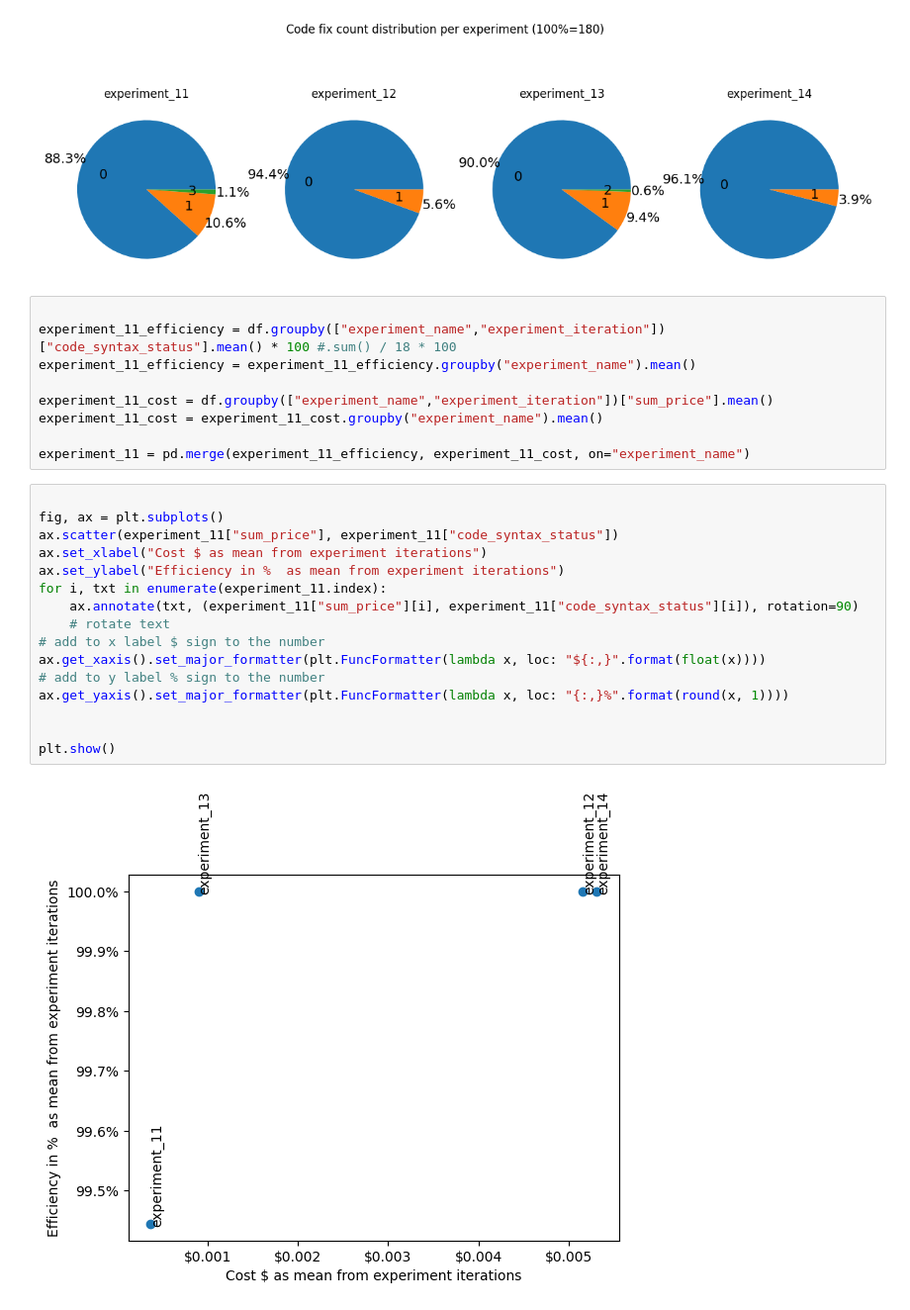
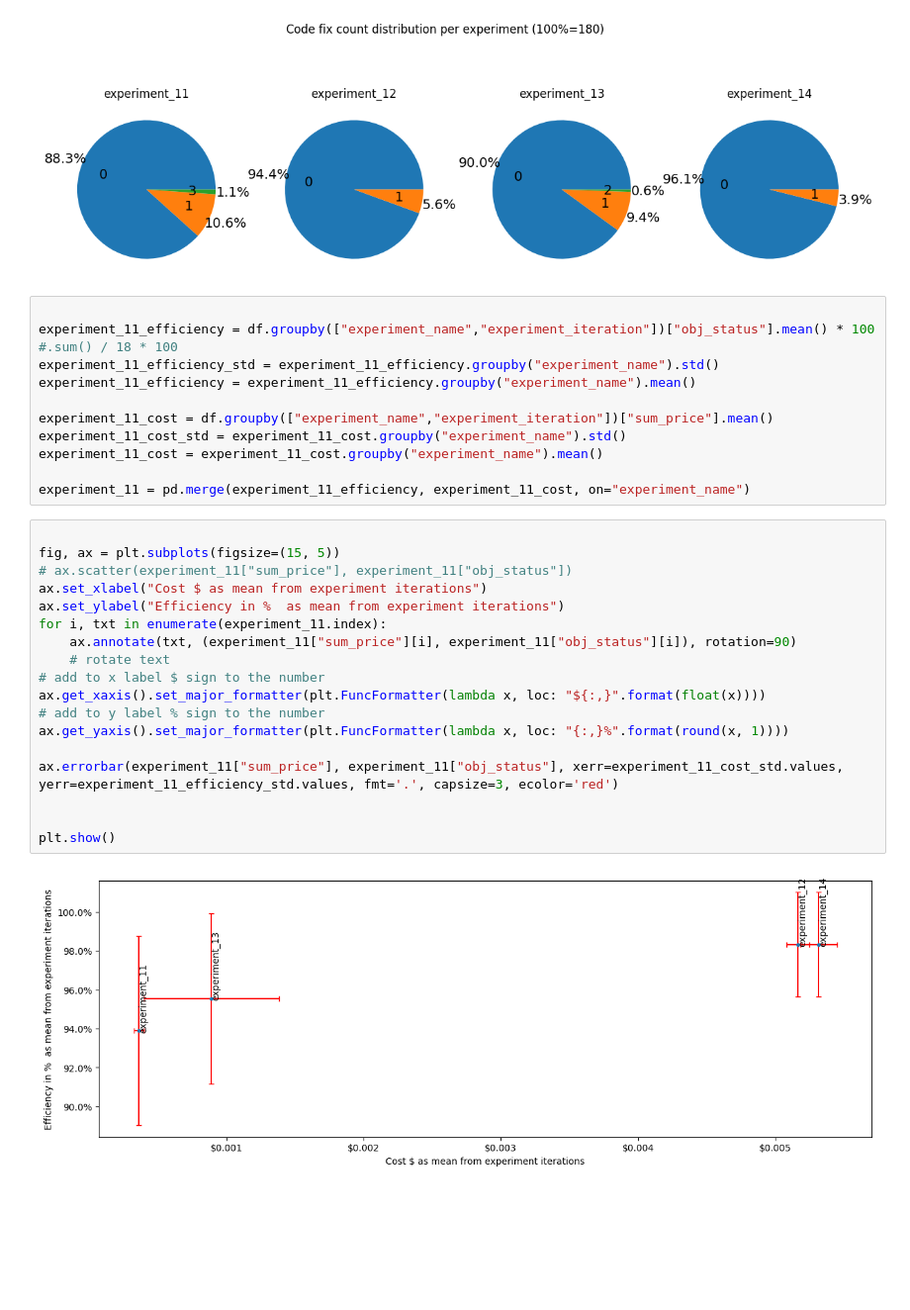
Before and after one commit to SzymonKwiecinski/MasterDegreeV2, a Jupyter notebook: src/experiment_1/analysis.ipynb, the cells around one changed output. Shown at 99% size. Saved outputs shown, nothing was run; the diff lists cells and outputs as text; blank space fills up the shorter version.

Commit message:
experiment_3 3b3

```diff
--- a/src/experiment_1/analysis.ipynb
+++ b/src/experiment_1/analysis.ipynb
@@ -67,28 +67,32 @@ plt.show()
 [figure]
 # %%
 
-experiment_11_efficiency = df.groupby(["experiment_name","experiment_iteration"])["code_syntax_status"].mean() * 100 #.sum() / 18 * 100
+experiment_11_efficiency = df.groupby(["experiment_name","experiment_iteration"])["obj_status"].mean() * 100 #.sum() / 18 * 100
+experiment_11_efficiency_std = experiment_11_efficiency.groupby("experiment_name").std()
 experiment_11_efficiency = experiment_11_efficiency.groupby("experiment_name").mean()
 
 experiment_11_cost = df.groupby(["experiment_name","experiment_iteration"])["sum_price"].mean()
+experiment_11_cost_std = experiment_11_cost.groupby("experiment_name").std()
 experiment_11_cost = experiment_11_cost.groupby("experiment_name").mean()
 
 experiment_11 = pd.merge(experiment_11_efficiency, experiment_11_cost, on="experiment_name")
 # %%
 
-fig, ax = plt.subplots()
-ax.scatter(experiment_11["sum_price"], experiment_11["code_syntax_status"])
+fig, ax = plt.subplots(figsize=(15, 5))
+# ax.scatter(experiment_11["sum_price"], experiment_11["obj_status"])
 ax.set_xlabel("Cost $ as mean from experiment iterations")
 ax.set_ylabel("Efficiency in %  as mean from experiment iterations")
 for i, txt in enumerate(experiment_11.index):
-    ax.annotate(txt, (experiment_11["sum_price"][i], experiment_11["code_syntax_status"][i]), rotation=90)
+    ax.annotate(txt, (experiment_11["sum_price"][i], experiment_11["obj_status"][i]), rotation=90)
     # rotate text
 # add to x label $ sign to the number
 ax.get_xaxis().set_major_formatter(plt.FuncFormatter(lambda x, loc: "${:,}".format(float(x))))
 # add to y label % sign to the number
 ax.get_yaxis().set_major_formatter(plt.FuncFormatter(lambda x, loc: "{:,}%".format(round(x, 1))))
 
+ax.errorbar(experiment_11["sum_price"], experiment_11["obj_status"], xerr=experiment_11_cost_std.values, yerr=experiment_11_efficiency_std.values, fmt='.', capsize=3, ecolor='red')
+
 
 plt.show()
 # %% [output]
-[figure, old version]
+[figure, new version]
```
Also changed, not shown: 3 other files.
